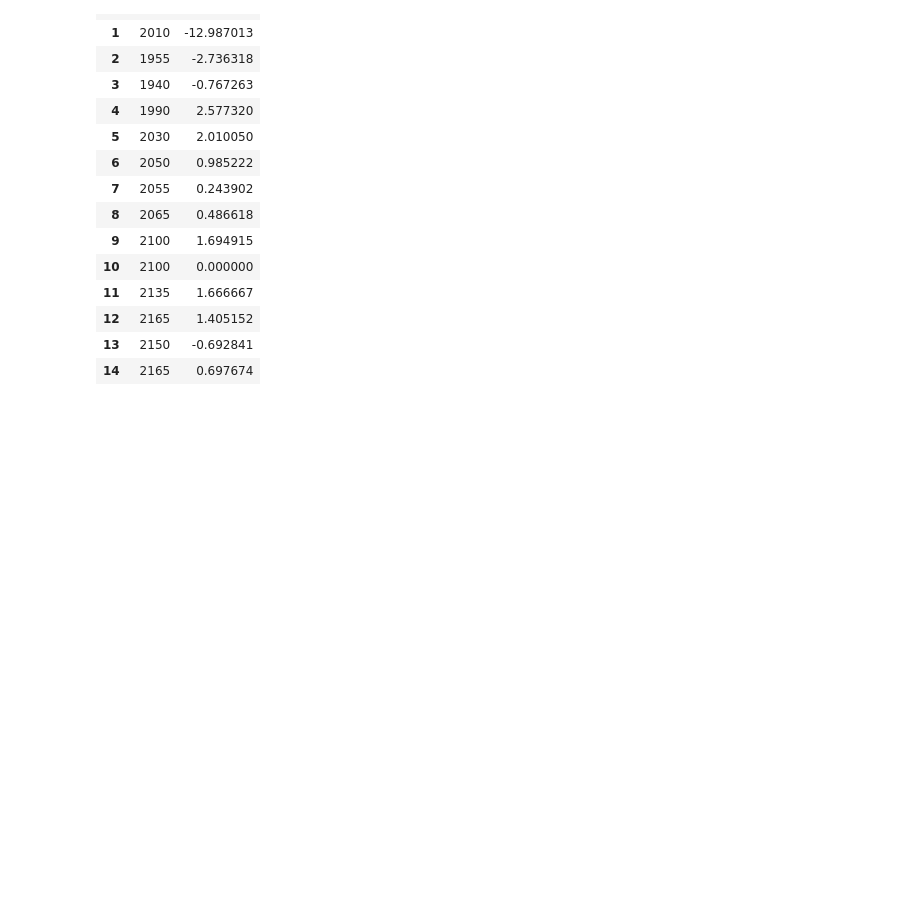
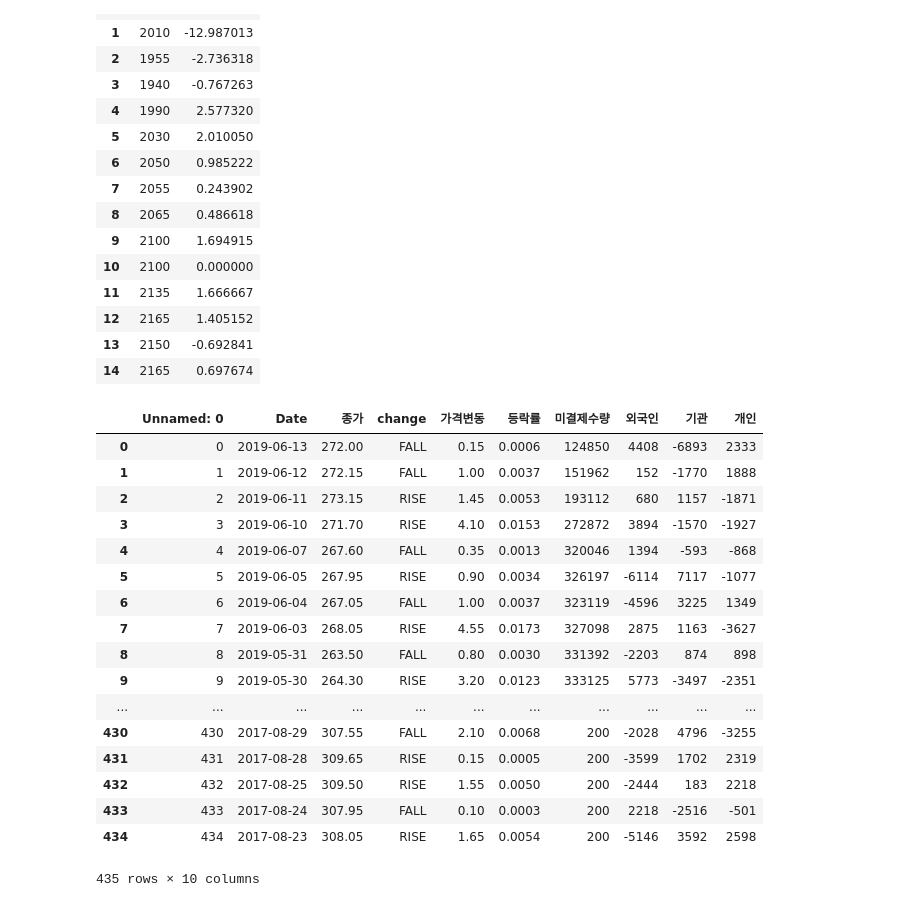
Before and after one commit to linux386/first_module, a Jupyter notebook: Untitled1.ipynb, the cells around one changed output. Saved outputs shown, nothing was run; the diff lists cells and outputs as text; code cells hidden in the pictures; blank space fills up the shorter version.

```diff
--- a/Untitled1.ipynb
+++ b/Untitled1.ipynb
@@ -723,0 +618,23 @@ df
+# %%
+df = pd.read_excel('d:\\future.xlsx', parse_dates=['Date'], dayfirst=True)
+#df = pd.read_excel('d:\\future.xlsx')
+df
+# %% [output]
+|  | Unnamed: 0 | Date | 종가 | change | 가격변동 | 등락률 | 미결제수량 | 외국인 | 기관 | 개인 |
+| 0 | 0 | 2019-06-13 | 272.00 | FALL | 0.15 | 0.0006 | 124850 | 4408 | -6893 | 2333 |
+| 1 | 1 | 2019-06-12 | 272.15 | FALL | 1.00 | 0.0037 | 151962 | 152 | -1770 | 1888 |
+| 2 | 2 | 2019-06-11 | 273.15 | RISE | 1.45 | 0.0053 | 193112 | 680 | 1157 | -1871 |
+| 3 | 3 | 2019-06-10 | 271.70 | RISE | 4.10 | 0.0153 | 272872 | 3894 | -1570 | -1927 |
+| 4 | 4 | 2019-06-07 | 267.60 | FALL | 0.35 | 0.0013 | 320046 | 1394 | -593 | -868 |
+| 5 | 5 | 2019-06-05 | 267.95 | RISE | 0.90 | 0.0034 | 326197 | -6114 | 7117 | -1077 |
+| 6 | 6 | 2019-06-04 | 267.05 | FALL | 1.00 | 0.0037 | 323119 | -4596 | 3225 | 1349 |
+| 7 | 7 | 2019-06-03 | 268.05 | RISE | 4.55 | 0.0173 | 327098 | 2875 | 1163 | -3627 |
+| 8 | 8 | 2019-05-31 | 263.50 | FALL | 0.80 | 0.0030 | 331392 | -2203 | 874 | 898 |
+| 9 | 9 | 2019-05-30 | 264.30 | RISE | 3.20 | 0.0123 | 333125 | 5773 | -3497 | -2351 |
+| ... | ... | ... | ... | ... | ... | ... | ... | ... | ... | ... |
+| 430 | 430 | 2017-08-29 | 307.55 | FALL | 2.10 | 0.0068 | 200 | -2028 | 4796 | -3255 |
+| 431 | 431 | 2017-08-28 | 309.65 | RISE | 0.15 | 0.0005 | 200 | -3599 | 1702 | 2319 |
+| 432 | 432 | 2017-08-25 | 309.50 | RISE | 1.55 | 0.0050 | 200 | -2444 | 183 | 2218 |
+| 433 | 433 | 2017-08-24 | 307.95 | FALL | 0.10 | 0.0003 | 200 | 2218 | -2516 | -501 |
+| 434 | 434 | 2017-08-23 | 308.05 | RISE | 1.65 | 0.0054 | 200 | -5146 | 3592 | 2598 |
+435 rows × 10 columns
```
Also changed, not shown: parts of 23 cells of this notebook, 2 other files.
